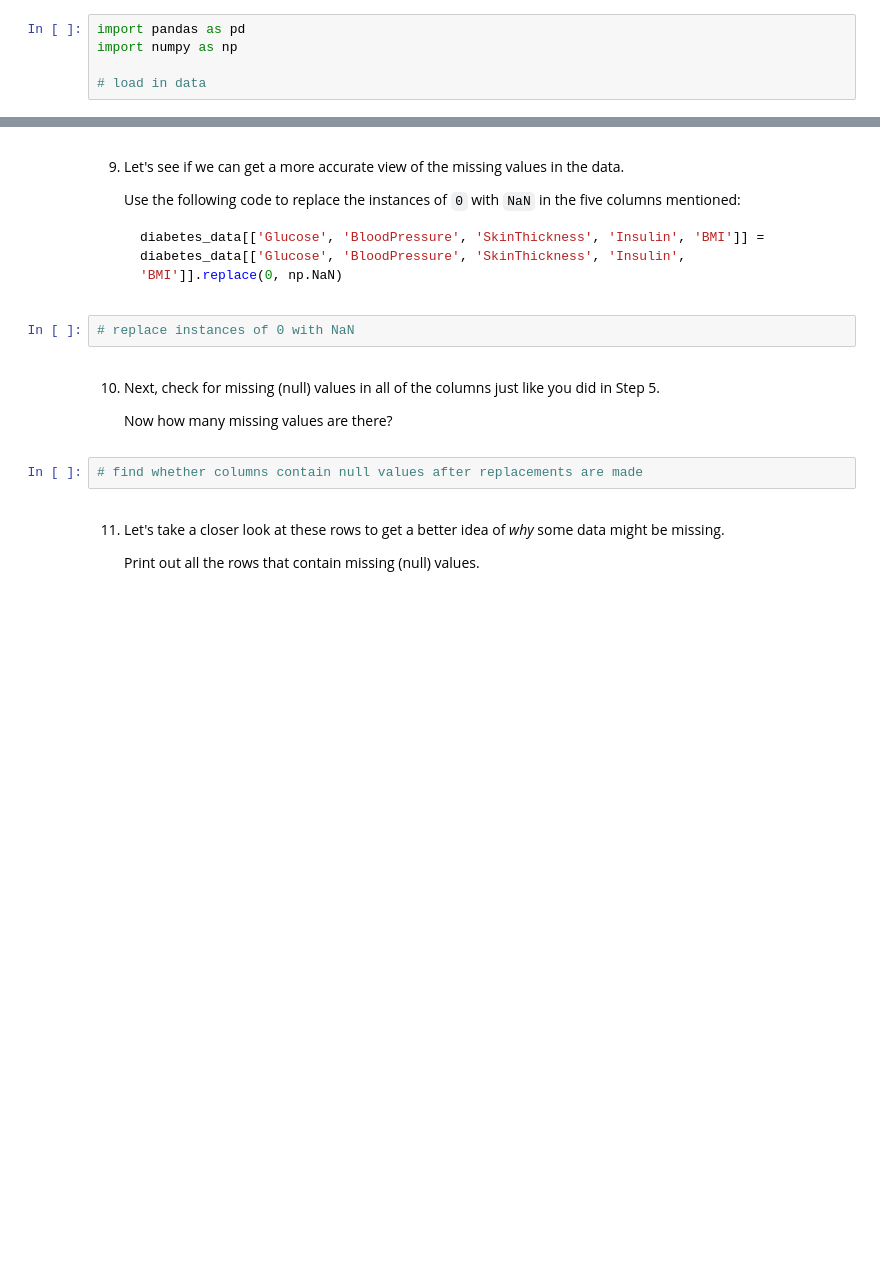
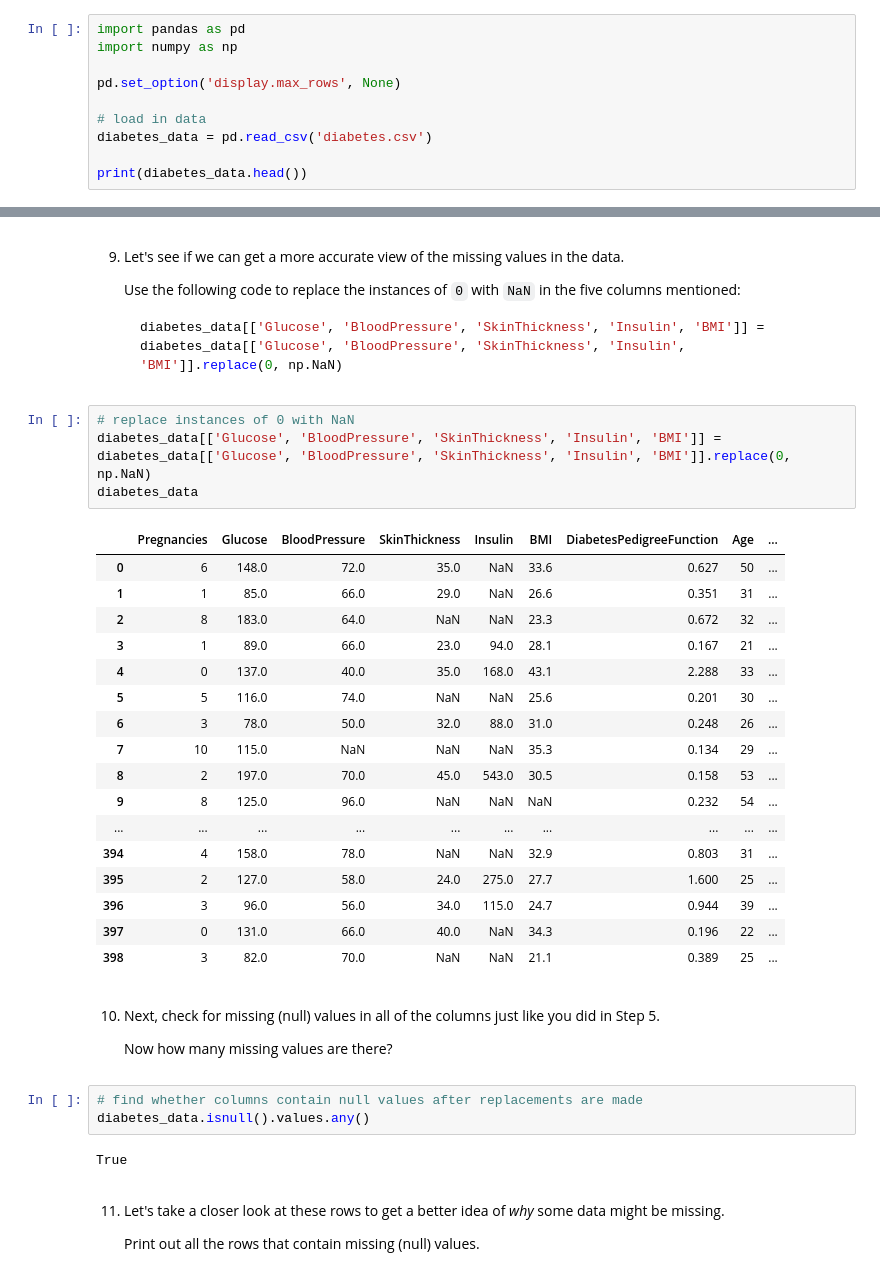
Before and after one commit to tylerjamesf/-EDA-Diagnosing-Diabetes, a Jupyter notebook: EDA Diagnosing Diabetes.ipynb, the cells around one changed output, grey strips where cells are left out. Drawn from its saved outputs; the diff is of its cells as text; blank space fills up the shorter version.

Commit message:
updated information on data

````diff
--- a/EDA Diagnosing Diabetes.ipynb
+++ b/EDA Diagnosing Diabetes.ipynb
@@ -48,4 +48,9 @@ Expected data type for each column:
 import pandas as pd
 import numpy as np
 
+pd.set_option('display.max_rows', None)
+
 # load in data
+diabetes_data = pd.read_csv('diabetes.csv')
+
+print(diabetes_data.head())
@@ -99,12 +174,35 @@ import numpy as np
    ```
 # %%
 # replace instances of 0 with NaN
+diabetes_data[['Glucose', 'BloodPressure', 'SkinThickness', 'Insulin', 'BMI']] = diabetes_data[['Glucose', 'BloodPressure', 'SkinThickness', 'Insulin', 'BMI']].replace(0, np.NaN)
+diabetes_data
+# %% [output]
+|  | Pregnancies | Glucose | BloodPressure | SkinThickness | Insulin | BMI | DiabetesPedigreeFunction | Age | ... |
+| 0 | 6 | 148.0 | 72.0 | 35.0 | NaN | 33.6 | 0.627 | 50 | ... |
+| 1 | 1 | 85.0 | 66.0 | 29.0 | NaN | 26.6 | 0.351 | 31 | ... |
+| 2 | 8 | 183.0 | 64.0 | NaN | NaN | 23.3 | 0.672 | 32 | ... |
+| 3 | 1 | 89.0 | 66.0 | 23.0 | 94.0 | 28.1 | 0.167 | 21 | ... |
+| 4 | 0 | 137.0 | 40.0 | 35.0 | 168.0 | 43.1 | 2.288 | 33 | ... |
+| 5 | 5 | 116.0 | 74.0 | NaN | NaN | 25.6 | 0.201 | 30 | ... |
+| 6 | 3 | 78.0 | 50.0 | 32.0 | 88.0 | 31.0 | 0.248 | 26 | ... |
+| 7 | 10 | 115.0 | NaN | NaN | NaN | 35.3 | 0.134 | 29 | ... |
+| 8 | 2 | 197.0 | 70.0 | 45.0 | 543.0 | 30.5 | 0.158 | 53 | ... |
+| 9 | 8 | 125.0 | 96.0 | NaN | NaN | NaN | 0.232 | 54 | ... |
+| ... | ... | ... | ... | ... | ... | ... | ... | ... | ... |
+| 394 | 4 | 158.0 | 78.0 | NaN | NaN | 32.9 | 0.803 | 31 | ... |
+| 395 | 2 | 127.0 | 58.0 | 24.0 | 275.0 | 27.7 | 1.600 | 25 | ... |
+| 396 | 3 | 96.0 | 56.0 | 34.0 | 115.0 | 24.7 | 0.944 | 39 | ... |
+| 397 | 0 | 131.0 | 66.0 | 40.0 | NaN | 34.3 | 0.196 | 22 | ... |
+| 398 | 3 | 82.0 | 70.0 | NaN | NaN | 21.1 | 0.389 | 25 | ... |
 # %% [markdown]
 10. Next, check for missing (null) values in all of the columns just like you did in Step 5.
 
     Now how many missing values are there?
 # %%
 # find whether columns contain null values after replacements are made
+diabetes_data.isnull().values.any()
+# %% [output]
+True
 # %% [markdown]
 11. Let's take a closer look at these rows to get a better idea of _why_ some data might be missing.
 
````
Also changed, not shown: parts of 15 cells of this notebook.
